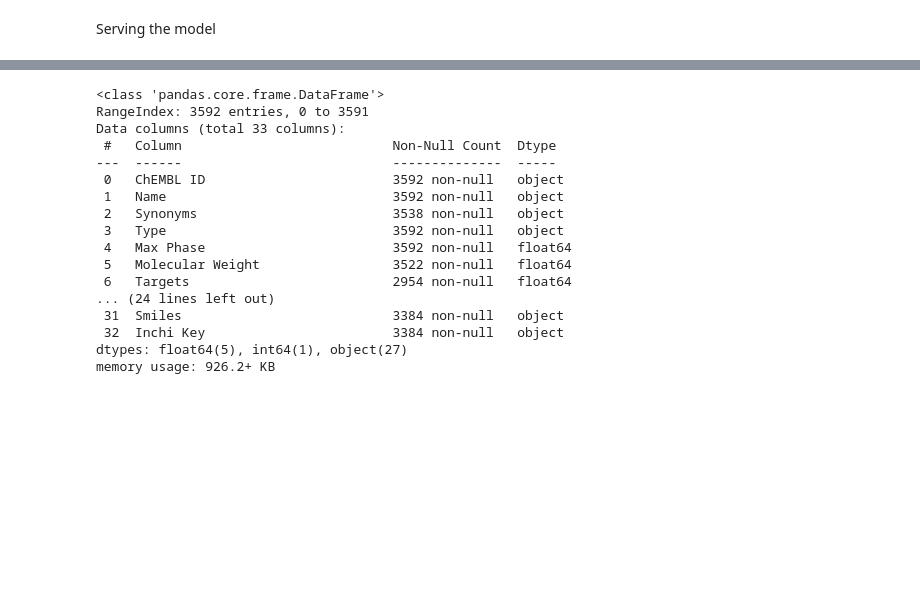
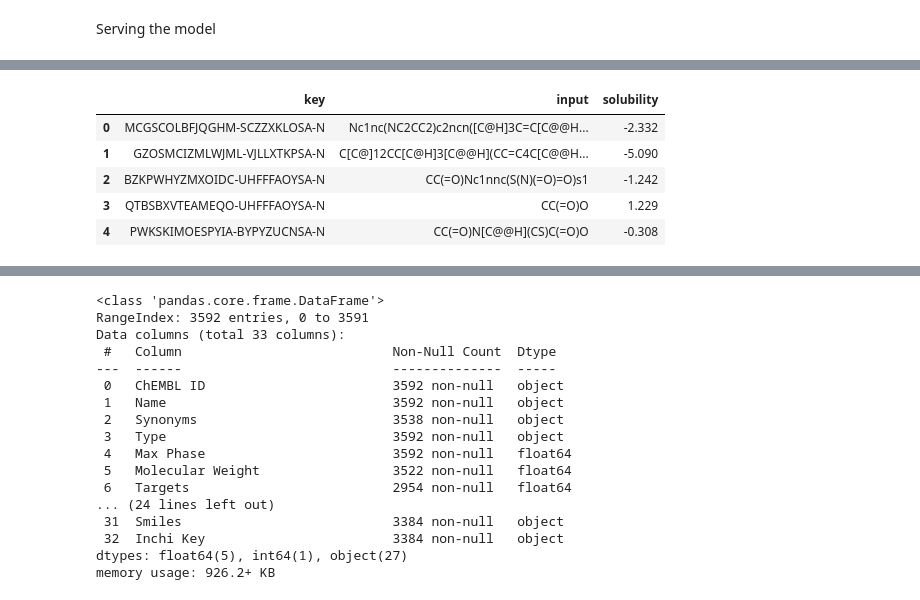
Before and after one commit to dzumii/eos6oli_model_validation, a Jupyter notebook: notebooks/Ersilia_Week2_Task1_3to4.ipynb, the cells around one changed output, grey strips where cells are left out. Saved outputs shown, nothing was run; the diff lists cells and outputs as text; code cells hidden in the pictures; blank space fills up the shorter version.

```diff
--- a/notebooks/Ersilia_Week2_Task1_3to4.ipynb
+++ b/notebooks/Ersilia_Week2_Task1_3to4.ipynb
@@ -175,4 +194,11 @@ Running Predictions for 1000 molecules found in the github repo
 # %%
-
-# eos6oli=pd.read_csv("/content/drive/MyDrive/Ersilia/eos6oli_output.csv")
-# eos6oli.head()
+#reading the result in
+eos6oli=pd.read_csv("/content/drive/MyDrive/Ersilia/eos6oli_output.csv")
+eos6oli.head()
+# %% [output]
+|  | key | input | solubility |
+| 0 | MCGSCOLBFJQGHM-SCZZXKLOSA-N | Nc1nc(NC2CC2)c2ncn([C@H]3C=C[C@@H... | -2.332 |
+| 1 | GZOSMCIZMLWJML-VJLLXTKPSA-N | C[C@]12CC[C@H]3[C@@H](CC=C4C[C@@H... | -5.090 |
+| 2 | BZKPWHYZMXOIDC-UHFFFAOYSA-N | CC(=O)Nc1nnc(S(N)(=O)=O)s1 | -1.242 |
+| 3 | QTBSBXVTEAMEQO-UHFFFAOYSA-N | CC(=O)O | 1.229 |
+| 4 | PWKSKIMOESPYIA-BYPYZUCNSA-N | CC(=O)N[C@@H](CS)C(=O)O | -0.308 |
```
Also changed, not shown: parts of 38 cells of this notebook, 5 other files.
